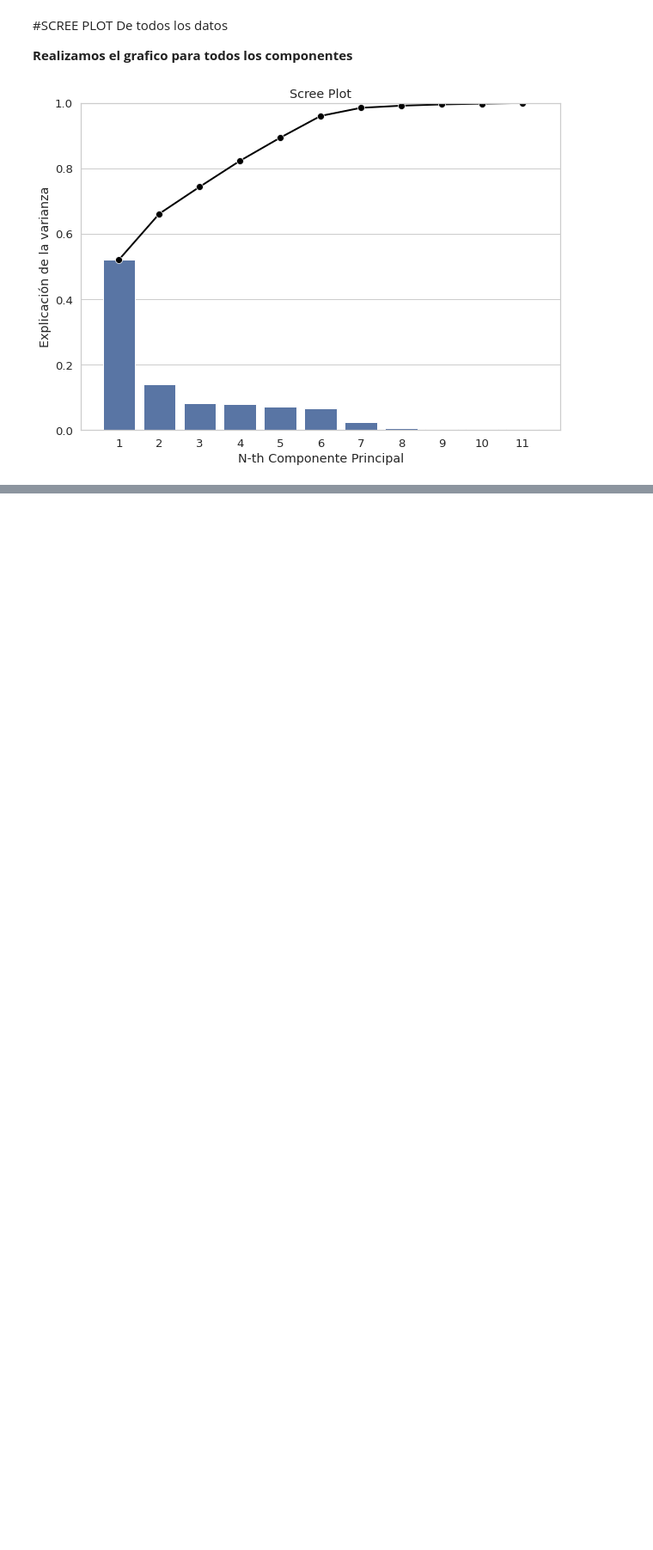
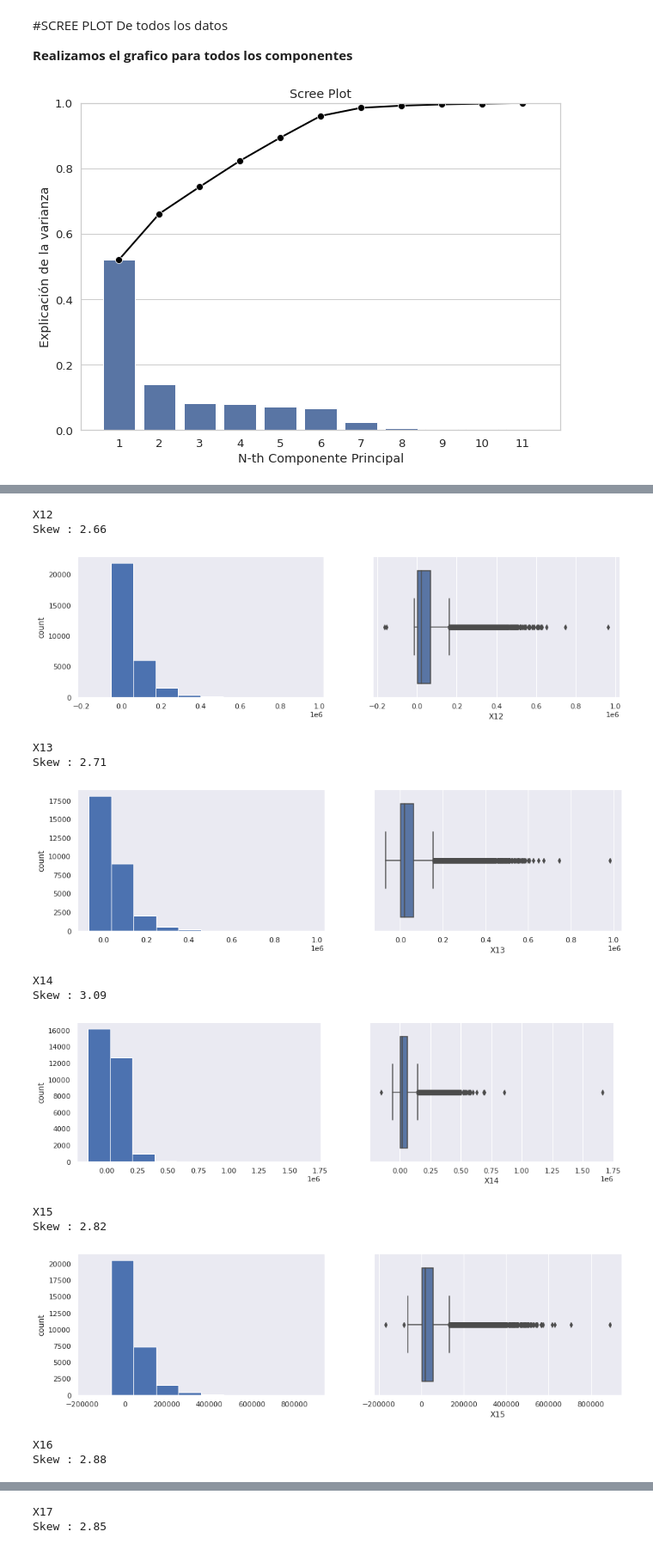
Before and after one commit to PosgradoMNA/actividades-del-projecto-equipo-118, a Jupyter notebook: Equipo118_Tarea2_Modulo3.ipynb, the cells around one changed output, grey strips where cells are left out. Shown at 86% size. Saved outputs shown, nothing was run; the diff lists cells and outputs as text; code cells hidden in the pictures; blank space fills up the shorter version.

```diff
--- a/Equipo118_Tarea2_Modulo3.ipynb
+++ b/Equipo118_Tarea2_Modulo3.ipynb
@@ -477,0 +431,28 @@ Al final, se intentó realizar una limpieza de todas aquellas variables que ten
+# %%
+import seaborn as sns
+
+for col in df3.columns:
+    print(col)
+    print('Skew :',round(df3[col].skew(),2))
+    plt.figure(figsize=(15,4))
+    plt.subplot(1,2,1)
+    df3[col].hist(bins=10, grid=False)
+    plt.ylabel('count')
+    plt.subplot(1,2,2)
+    sns.boxplot(x=df3[col])
+    plt.show()
+# %% [output]
+X12
+Skew : 2.66
+[figure, added]
+X13
+Skew : 2.71
+[figure, added]
+X14
+Skew : 3.09
+[figure, added]
+X15
+Skew : 2.82
+[figure, added]
+X16
+Skew : 2.88
@@ -477,0 +460,2 @@ Al final, se intentó realizar una limpieza de todas aquellas variables que ten
+X17
+Skew : 2.85
```
Also changed, not shown: parts of 19 cells of this notebook.
